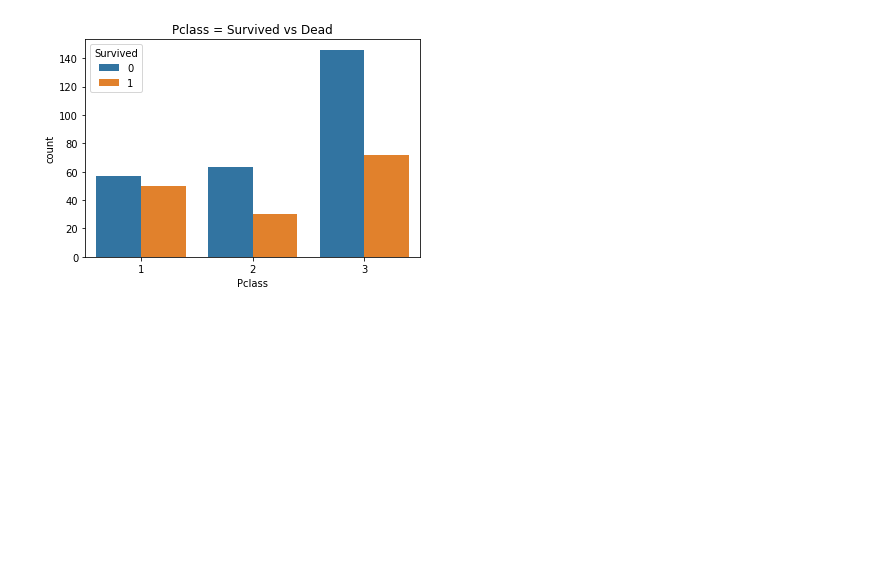
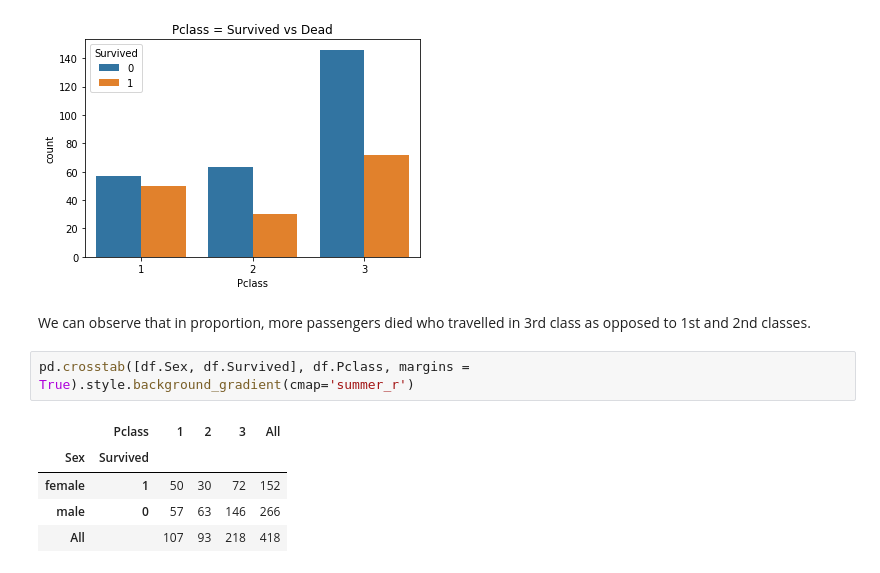
Before and after one commit to untsunts-code/titanic, a Jupyter notebook: notebooks/lalinsch.ipynb, the cells around one changed output. Cells and saved outputs as stored; diff of their text form; blank space fills up the shorter version.

```diff
--- a/notebooks/lalinsch.ipynb
+++ b/notebooks/lalinsch.ipynb
@@ -125,3 +127,13 @@ plt.title('Pclass = Survived vs Dead')
 plt.show()
 # %% [output]
 [figure]
+# %% [markdown]
+We can observe that in proportion, more passengers died who travelled in 3rd class as opposed to 1st and 2nd classes.
+# %%
+pd.crosstab([df.Sex, df.Survived], df.Pclass, margins = True).style.background_gradient(cmap='summer_r')
+# %% [output]
+|  | Pclass | 1 | 2 | 3 | All |
+| Sex | Survived |  |  |  |  |
+| female | 1 | 50 | 30 | 72 | 152 |
+| male | 0 | 57 | 63 | 146 | 266 |
+| All |  | 107 | 93 | 218 | 418 |
```
Also changed, not shown: parts of 11 cells of this notebook.
